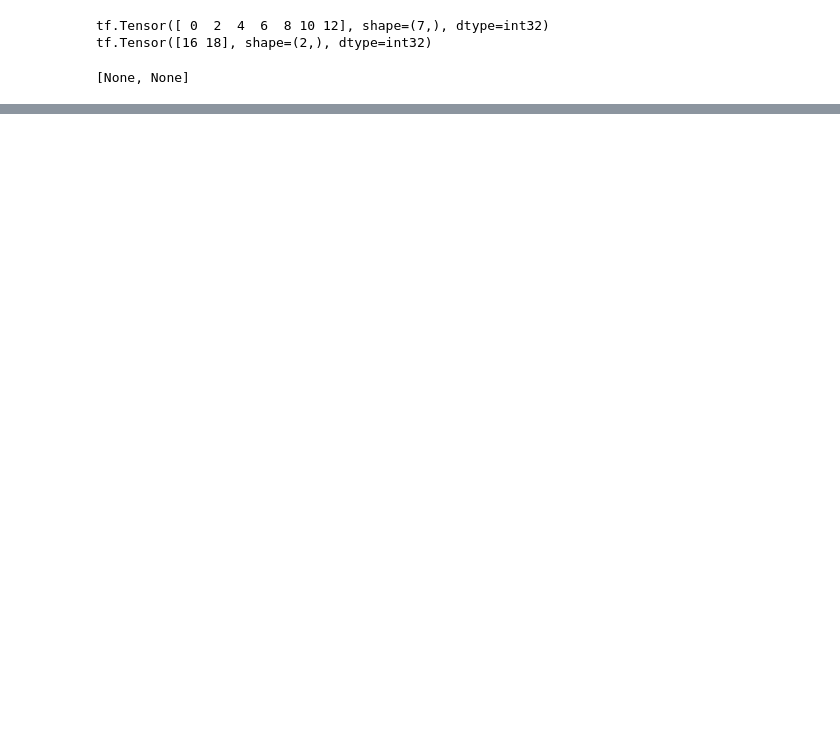
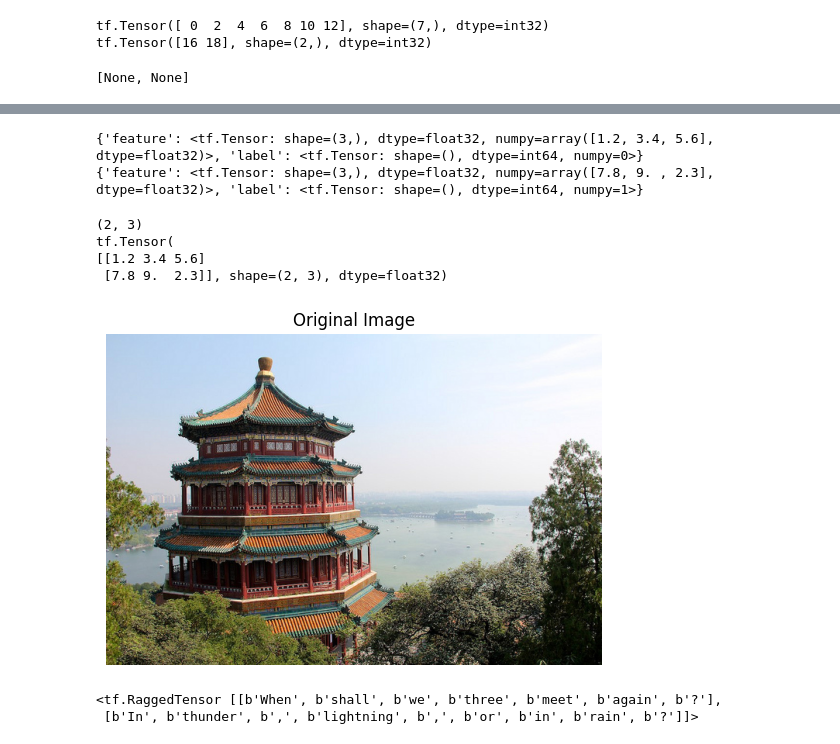
Before and after one commit to ChiragBangera/Handsonml, a Jupyter notebook: chapter_13/chapter_13.ipynb, the cells around one changed output, grey strips where cells are left out. Cells and saved outputs as stored; diff of their text form; code cells hidden in the pictures; blank space fills up the shorter version.

```diff
--- a/chapter_13/chapter_13.ipynb
+++ b/chapter_13/chapter_13.ipynb
@@ -212,0 +412,41 @@ Epoch 5/5
+# %%
+# Reading & Decoding a TFRecord File
+
+feature_description = {
+    "feature": tf.io.FixedLenFeature([3], tf.float32),
+    "label": tf.io.FixedLenFeature([], tf.int64),
+}
+
+
+# parsiing function
+def parse_tfrecord(example_proto):
+    return tf.io.parse_example(example_proto, feature_description)
+
+
+# reading TFRecord dataset
+raw_dataset = tf.data.TFRecordDataset([tfrecord_file])
+parsed_dataset = raw_dataset.map(parse_tfrecord)
+
+for record in parsed_dataset:
+    print(record)
+# %% [output]
+{'feature': <tf.Tensor: shape=(3,), dtype=float32, numpy=array([1.2, 3.4, 5.6], dtype=float32)>, 'label': <tf.Tensor: shape=(), dtype=int64, numpy=0>}
+{'feature': <tf.Tensor: shape=(3,), dtype=float32, numpy=array([7.8, 9. , 2.3], dtype=float32)>, 'label': <tf.Tensor: shape=(), dtype=int64, numpy=1>}
+# %%
+print(np.array(features).shape)
+print(tf.stack(features))
+# %% [output]
+(2, 3)
+tf.Tensor(
+[[1.2 3.4 5.6]
+ [7.8 9.  2.3]], shape=(2, 3), dtype=float32)
+# %%
+# storing images and tensors in TFRecords
+
+img = load_sample_images()["images"][0]
+plt.imshow(img)
+plt.axis("off")
+plt.title("Original Image")
+plt.show()
+# %% [output]
+[figure, added]
@@ -212,0 +518,23 @@ Epoch 5/5
+# %%
+context_feature_descriptions = {
+    "author_id": tf.io.FixedLenFeature([], tf.int64, default_value=0),
+    "title": tf.io.VarLenFeature(tf.string),
+    "pub_date": tf.io.FixedLenFeature([3], tf.int64, default_value=[0, 0, 0]),
+}
+
+sequence_feature_description = {
+    "content": tf.io.VarLenFeature(tf.string),
+    "comments": tf.io.VarLenFeature(tf.string),
+}
+
+parsed_context, parsed_feature_lists = tf.io.parse_single_sequence_example(
+    serialized_sequence_example,
+    context_feature_descriptions,
+    sequence_feature_description,
+)
+
+parsed_content = tf.RaggedTensor.from_sparse(parsed_feature_lists["content"])
+print(parsed_content)
+# %% [output]
+<tf.RaggedTensor [[b'When', b'shall', b'we', b'three', b'meet', b'again', b'?'],
+ [b'In', b'thunder', b',', b'lightning', b',', b'or', b'in', b'rain', b'?']]>
```
Also changed, not shown: parts of 43 cells of this notebook, 18 other files.
